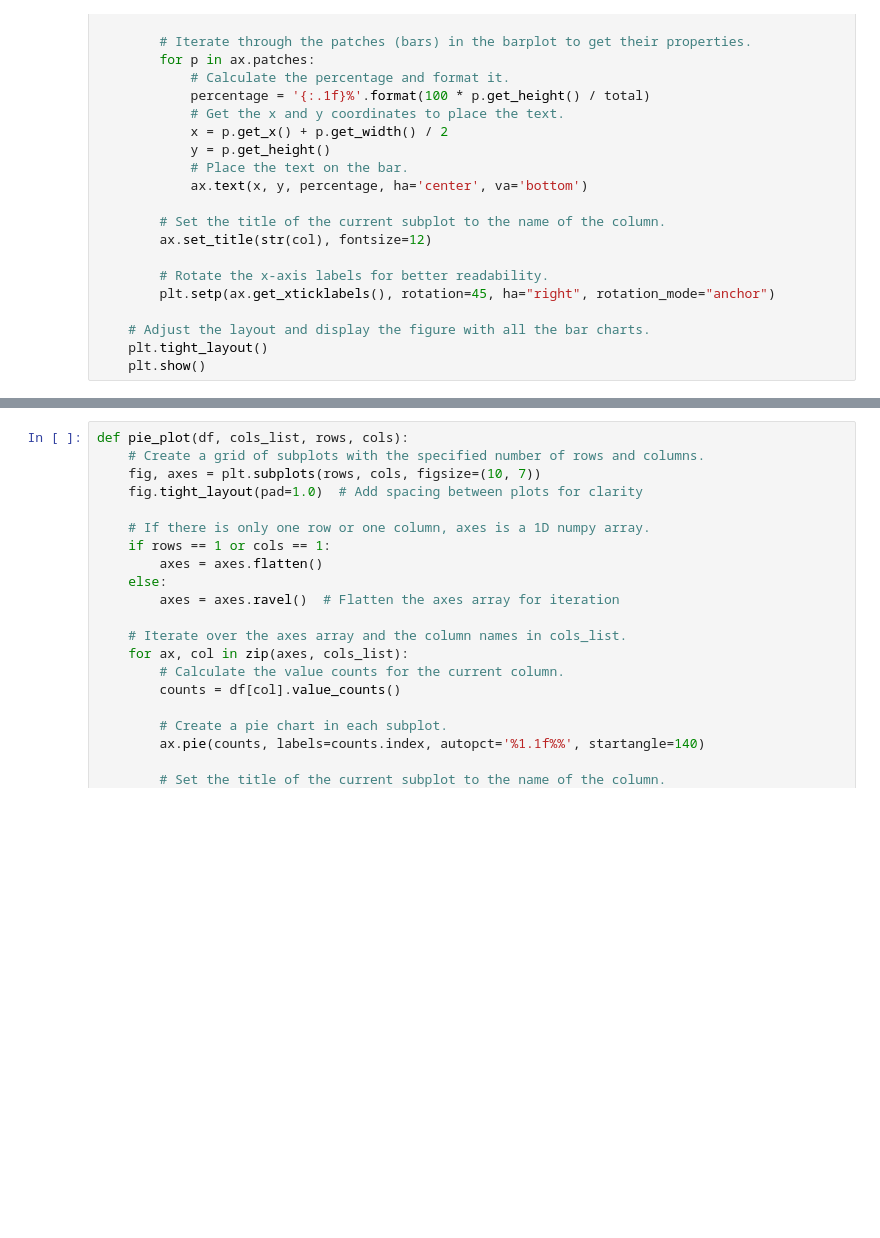
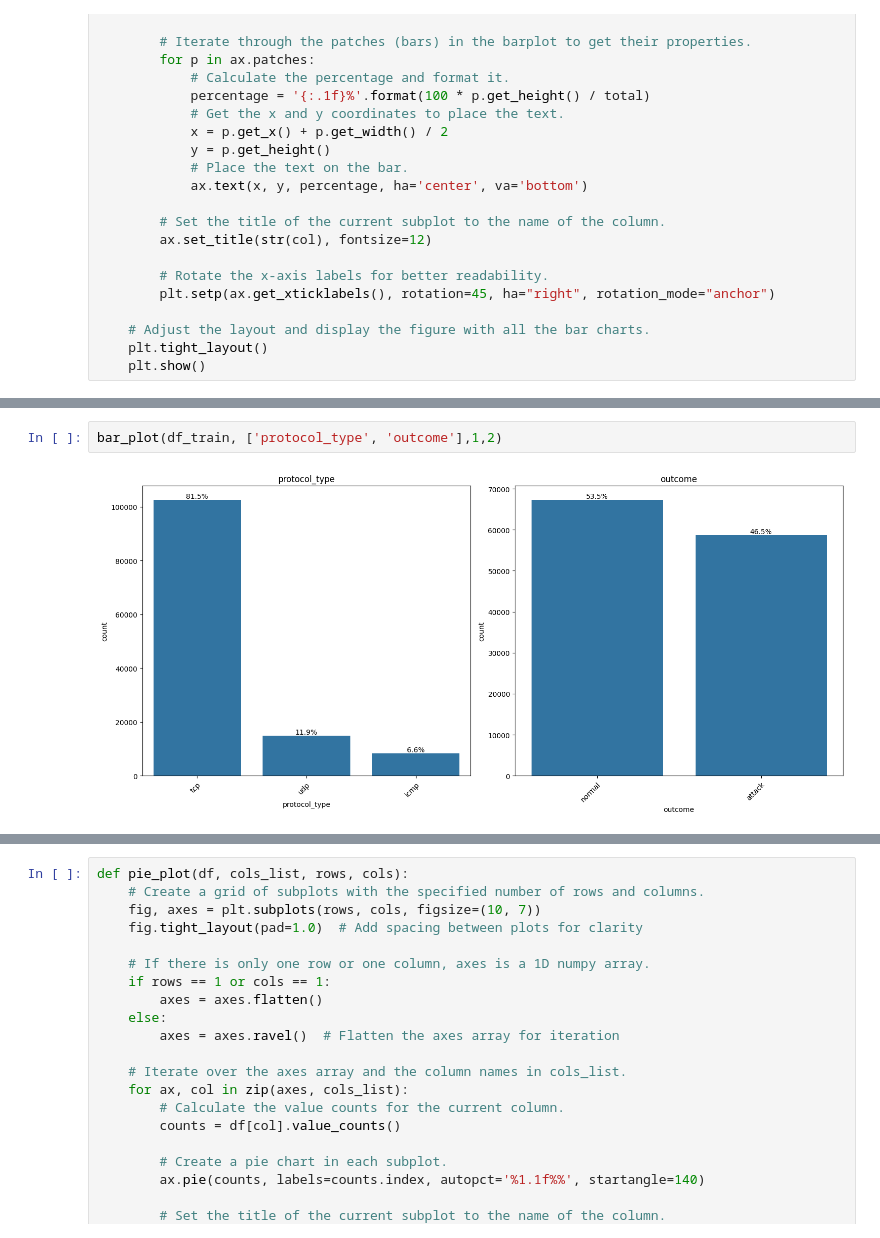
Before and after one commit to andypc93/cyber-sentry, a Jupyter notebook: back-end/CyberSentry_Notebook.ipynb, the cells around one changed output, grey strips where cells are left out. Saved outputs shown, nothing was run; the diff lists cells and outputs as text; blank space fills up the shorter version.

Commit message:
Update CyberSentry_Notebook.ipynb
Bar and pie plots added for training and testing set

```diff
--- a/back-end/CyberSentry_Notebook.ipynb
+++ b/back-end/CyberSentry_Notebook.ipynb
@@ -210,2 +235,6 @@ bar_plot(df, ['protocol_type', 'outcome'],1,2)
 # %% [output]
 [figure]
+# %%
+bar_plot(df_train, ['protocol_type', 'outcome'],1,2)
+# %% [output]
+[figure, added]
```
Also changed, not shown: parts of 8 cells of this notebook.
